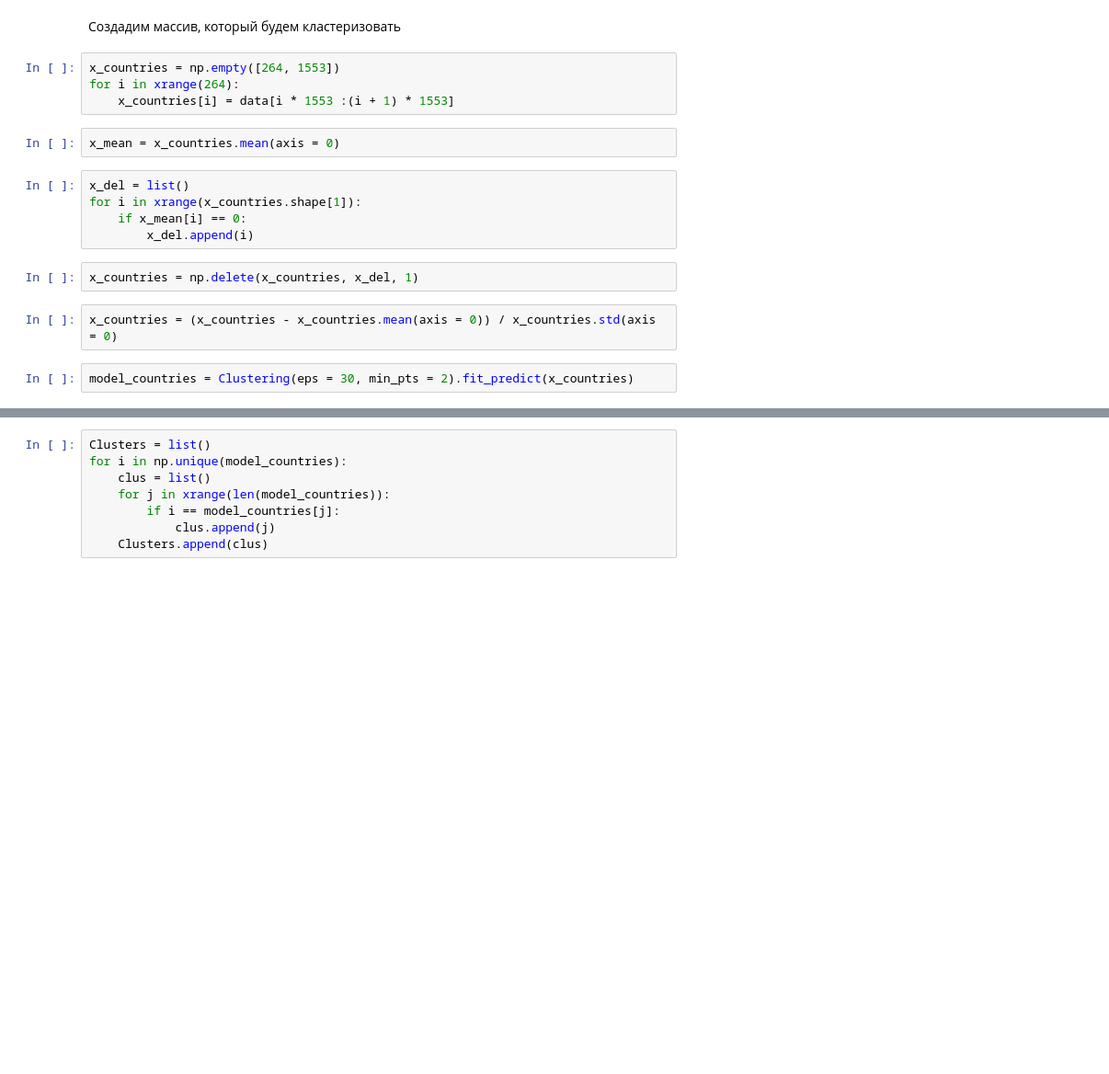
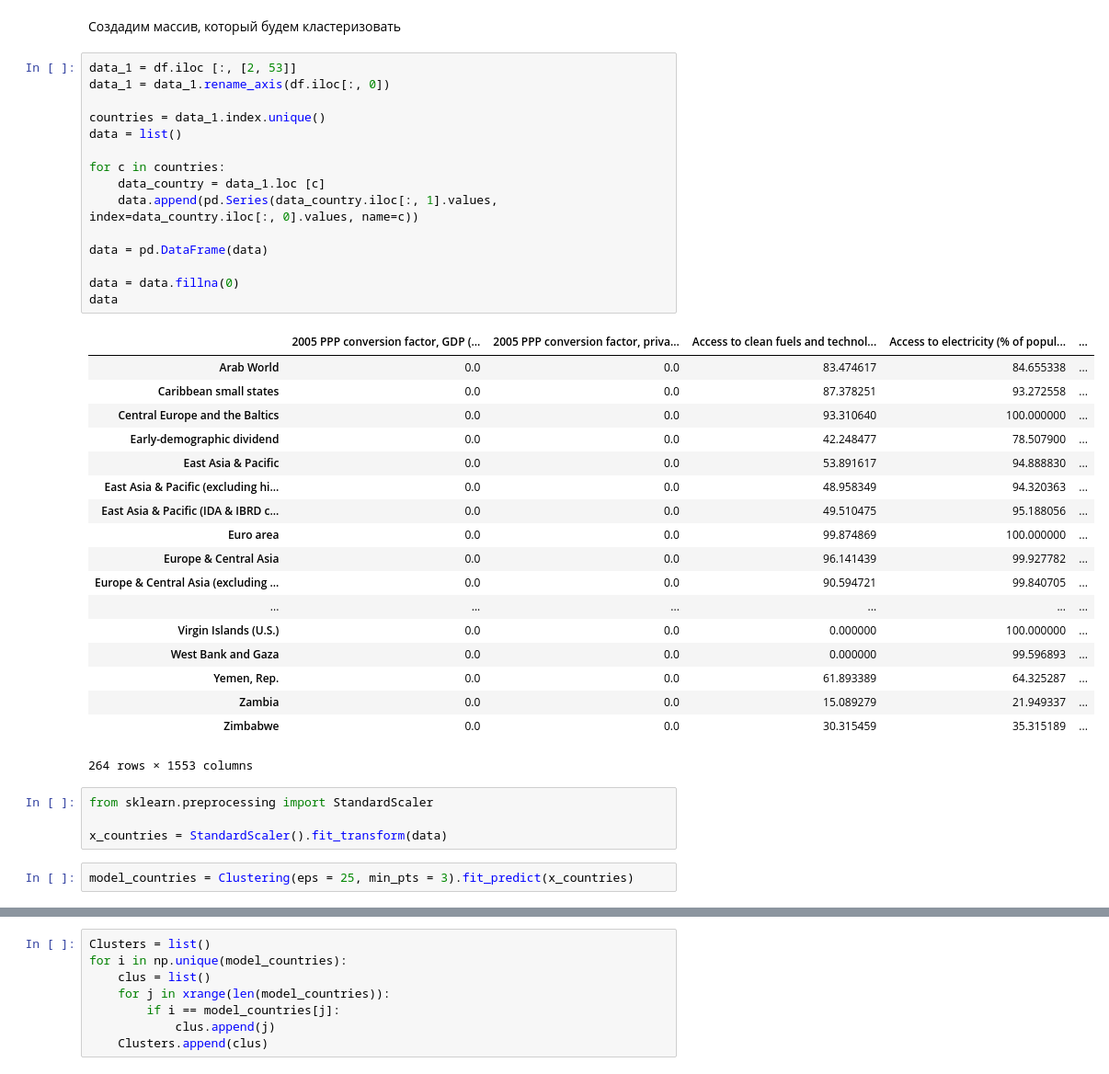
Before and after one commit to 5991nike/Sphere_DM, a Jupyter notebook: Serov_hw2.ipynb, the cells around one changed output, grey strips where cells are left out. Shown: that part at 92% size. Drawn from its saved outputs; the diff is of its cells as text; blank space fills up the shorter version.

```diff
--- a/Serov_hw2.ipynb
+++ b/Serov_hw2.ipynb
@@ -420,22 +401,45 @@ df.shape[0] / 264.0
 # %% [markdown]
 Создадим массив, который будем кластеризовать
-# %%
-x_countries = np.empty([264, 1553])
-for i in xrange(264):
-    x_countries[i] = data[i * 1553 :(i + 1) * 1553]
-# %%
-x_mean = x_countries.mean(axis = 0)
-# %%
-x_del = list()
-for i in xrange(x_countries.shape[1]):
-    if x_mean[i] == 0:
-        x_del.append(i)
-# %%
-x_countries = np.delete(x_countries, x_del, 1)
-# %%
-x_countries = (x_countries - x_countries.mean(axis = 0)) / x_countries.std(axis = 0)
+# %%
+data_1 = df.iloc [:, [2, 53]]
+data_1 = data_1.rename_axis(df.iloc[:, 0])
+
+countries = data_1.index.unique()
+data = list()
+
+for c in countries:
+    data_country = data_1.loc [c]
+    data.append(pd.Series(data_country.iloc[:, 1].values, index=data_country.iloc[:, 0].values, name=c))
+
+data = pd.DataFrame(data)
+
+data = data.fillna(0)
+data
+# %% [output]
+|  | 2005 PPP conversion factor, GDP (... | 2005 PPP conversion factor, priva... | Access to clean fuels and technol... | Access to electricity (% of popul... | ... |
+| Arab World | 0.0 | 0.0 | 83.474617 | 84.655338 | ... |
+| Caribbean small states | 0.0 | 0.0 | 87.378251 | 93.272558 | ... |
+| Central Europe and the Baltics | 0.0 | 0.0 | 93.310640 | 100.000000 | ... |
+| Early-demographic dividend | 0.0 | 0.0 | 42.248477 | 78.507900 | ... |
+| East Asia & Pacific | 0.0 | 0.0 | 53.891617 | 94.888830 | ... |
+| East Asia & Pacific (excluding hi... | 0.0 | 0.0 | 48.958349 | 94.320363 | ... |
+| East Asia & Pacific (IDA & IBRD c... | 0.0 | 0.0 | 49.510475 | 95.188056 | ... |
+| Euro area | 0.0 | 0.0 | 99.874869 | 100.000000 | ... |
+| Europe & Central Asia | 0.0 | 0.0 | 96.141439 | 99.927782 | ... |
+| Europe & Central Asia (excluding ... | 0.0 | 0.0 | 90.594721 | 99.840705 | ... |
+| ... | ... | ... | ... | ... | ... |
+| Virgin Islands (U.S.) | 0.0 | 0.0 | 0.000000 | 100.000000 | ... |
+| West Bank and Gaza | 0.0 | 0.0 | 0.000000 | 99.596893 | ... |
+| Yemen, Rep. | 0.0 | 0.0 | 61.893389 | 64.325287 | ... |
+| Zambia | 0.0 | 0.0 | 15.089279 | 21.949337 | ... |
+| Zimbabwe | 0.0 | 0.0 | 30.315459 | 35.315189 | ... |
+264 rows × 1553 columns
+# %%
+from sklearn.preprocessing import StandardScaler
+
+x_countries = StandardScaler().fit_transform(data)
 # %%
-model_countries = Clustering(eps = 30, min_pts = 2).fit_predict(x_countries)
+model_countries = Clustering(eps = 25, min_pts = 3).fit_predict(x_countries)
 # %%
 model_countries
 # %% [output]
```
Also changed, not shown: parts of 14 cells of this notebook.
